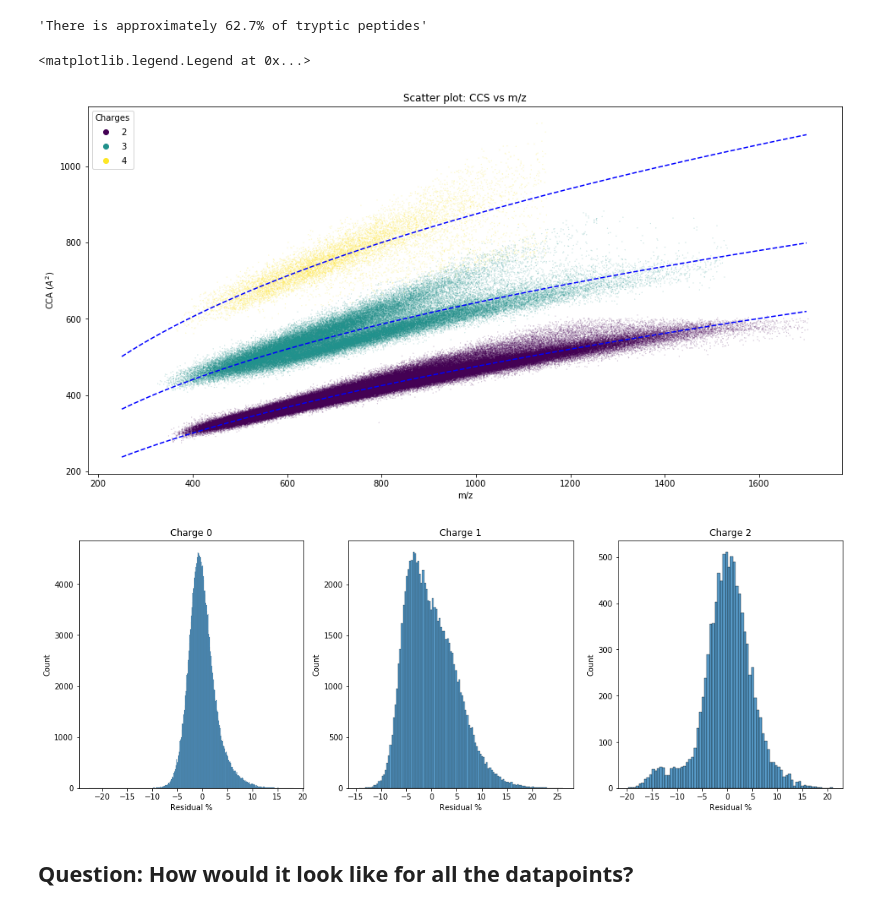
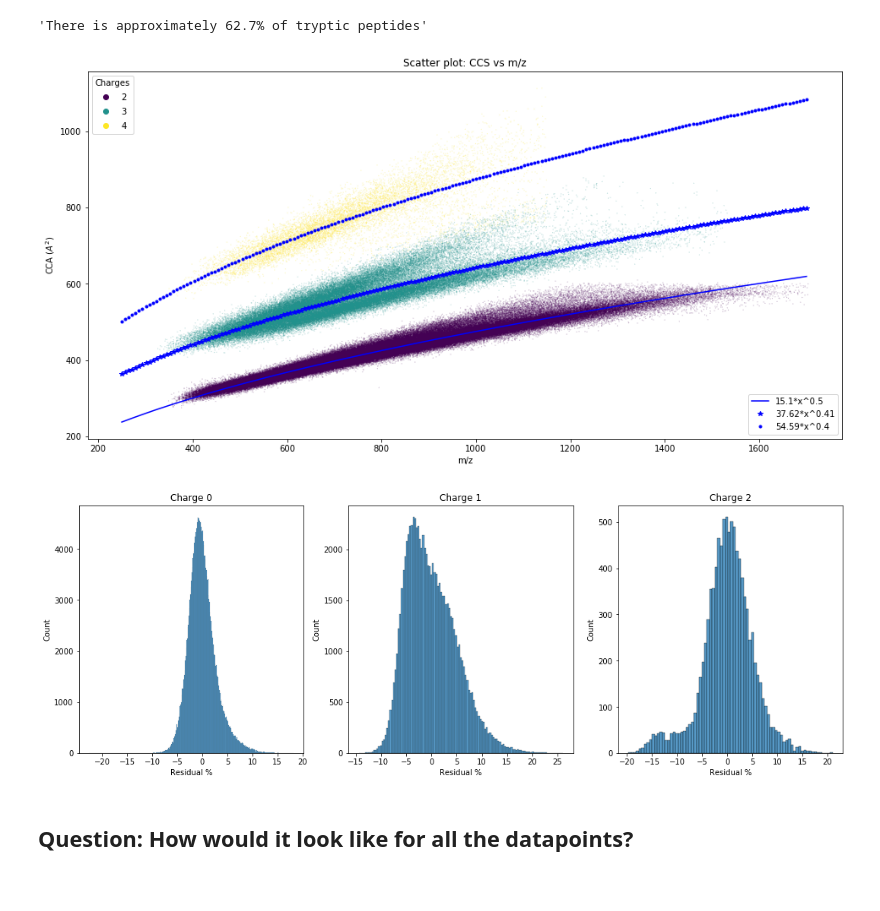
Before and after one commit to jlrestrepol/ccs, a Jupyter notebook: dl_paper/fig1.ipynb, the cells around one changed output. Saved outputs shown, nothing was run; the diff lists cells and outputs as text; code cells hidden in the pictures.

Commit message:
Combines plots in Fig1 notebook

```diff
--- a/dl_paper/fig1.ipynb
+++ b/dl_paper/fig1.ipynb
@@ -58,29 +58,30 @@ popt_4, _ =scipy.optimize.curve_fit(f, df_tryp_ch4['m/z'], df_tryp_ch4['CCS'])
 # %%
 x_plot = np.linspace(250, 1700, 200)
 fig = plt.gcf()
 fig.set_size_inches((16, 8))
 scatter = plt.scatter(df_tryp['m/z'], df_tryp['CCS'], c = df_tryp['Charge'], s = 0.01)
-power2 = plt.plot(x_plot, f(x_plot, popt_2[0], popt_2[1]) , 'b--', label = 'fit charge 2')
-power3 = plt.plot(x_plot, f(x_plot, popt_3[0], popt_3[1]) , 'b--', label = 'fit charge 3')
-power4 = plt.plot(x_plot, f(x_plot, popt_4[0], popt_4[1]) , 'b--', label = 'fit charge 4')
+power2, = plt.plot(x_plot, f(x_plot, popt_2[0], popt_2[1]) , 'b-', label = 'fit charge 2')
+power3, = plt.plot(x_plot, f(x_plot, popt_3[0], popt_3[1]) , 'b*', label = 'fit charge 3')
+power4, = plt.plot(x_plot, f(x_plot, popt_4[0], popt_4[1]) , 'b.', label = 'fit charge 4')
 plt.xlabel('m/z')
 plt.ylabel(r'CCA ($A^2$)')
 plt.title('Scatter plot: CCS vs m/z')
-plt.legend(*scatter.legend_elements(), title = 'Charges')
+legend1 = plt.legend(*scatter.legend_elements(), title = 'Charges')
+legend2 = plt.legend([power2, power3, power4],
+[f'{np.round(popt[0], 2)}*x^{np.round(popt[1], 2)}' for popt in [popt_2, popt_3, popt_4]], loc = 4)
+plt.gca().add_artist(legend1)
+
+fig, ax = plt.subplots(nrows=1, ncols=3, figsize=(18,6))
+i = 0
+for ax, df_ch, popt in zip(ax, [df_tryp_ch2, df_tryp_ch3, df_tryp_ch4],[popt_2, popt_3, popt_4]):
+    sns.histplot((df_ch['CCS']-f(df_ch['m/z'], popt[0], popt[1]))/f(df_ch['m/z'], popt[0], popt[1])*100, ax = ax)
+    ax.set_xlabel('Residual %')
+    ax.set_ylabel('Count')
+    ax.set_title(f'Charge {i}')
+    i += 1
 # %% [output]
-<matplotlib.legend.Legend at 0x...>
-[figure, old version]
+[figure, new version]
+[figure, added]
-# %%
-fig, ax = plt.subplots(nrows=1, ncols=3, figsize=(18,6))
-i = 0
-for ax, df_ch, popt in zip(ax, [df_tryp_ch2, df_tryp_ch3, df_tryp_ch4],[popt_2, popt_3, popt_4]):
-    sns.histplot((df_ch['CCS']-f(df_ch['m/z'], popt[0], popt[1]))/f(df_ch['m/z'], popt[0], popt[1])*100, ax = ax)
-    ax.set_xlabel('Residual %')
-    ax.set_ylabel('Count')
-    ax.set_title(f'Charge {i}')
-    i += 1
-# %% [output]
-[figure, removed]
 # %% [markdown]
 ## Question: How would it look like for all the datapoints?
 # %%
```
Also changed, not shown: parts of 11 cells of this notebook.
